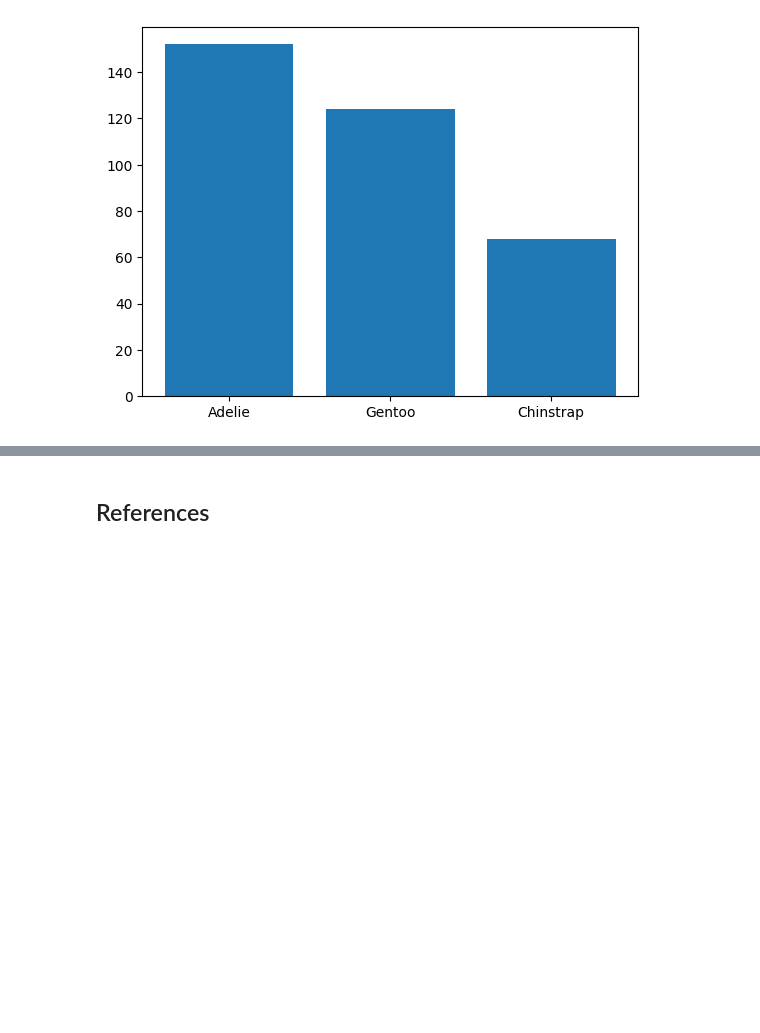
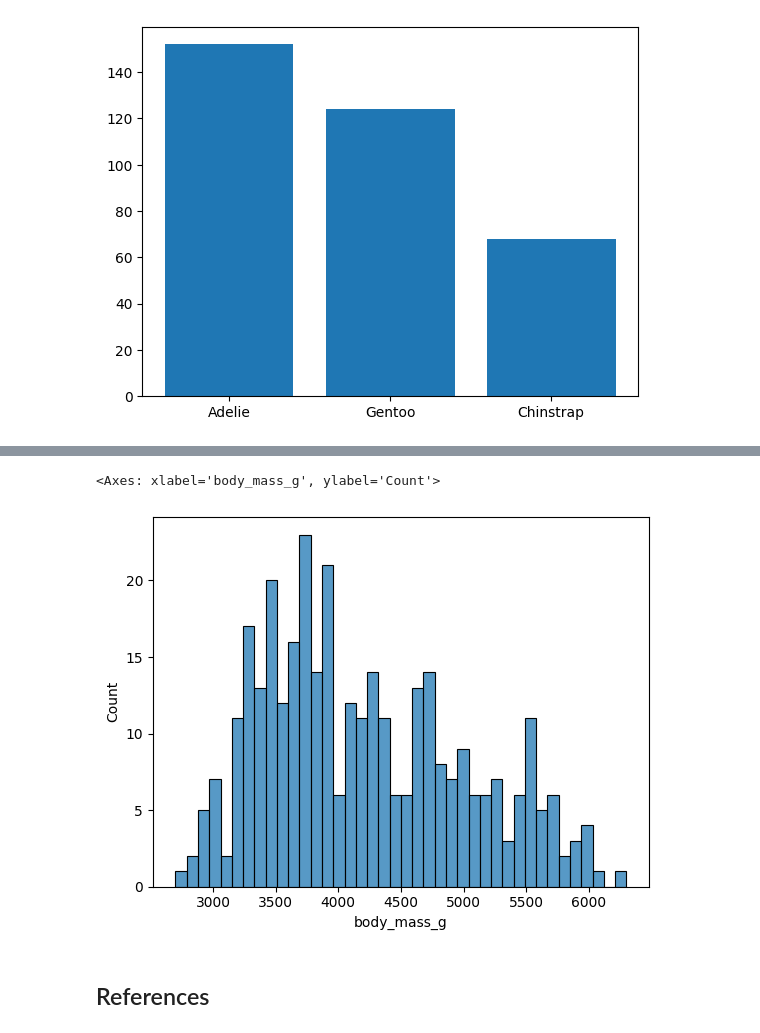
Before and after one commit to ciaranmurphy10/principles-of-da-assessment, a Jupyter notebook: penguins.ipynb, the cells around one changed output, grey strips where cells are left out. Cells and saved outputs as stored; diff of their text form; code cells hidden in the pictures; blank space fills up the shorter version.

Commit message:
Added histogram of body_mass_g variable.

```diff
--- a/penguins.ipynb
+++ b/penguins.ipynb
@@ -286,3 +293,10 @@ ax.bar(species_counts['species'], species_counts['count'])
+# %%
+# Create a histogram of the body_mass_g variable using the histplot function from the seaborn library.
+# Divided into 40 bins.
+sns.histplot(penguins['body_mass_g'], bins=40)
+# %% [output]
+<Axes: xlabel='body_mass_g', ylabel='Count'>
+[figure, added]
 # %% [markdown]
 ## References
 # %% [markdown]
```
Also changed, not shown: parts of 4 cells of this notebook.
